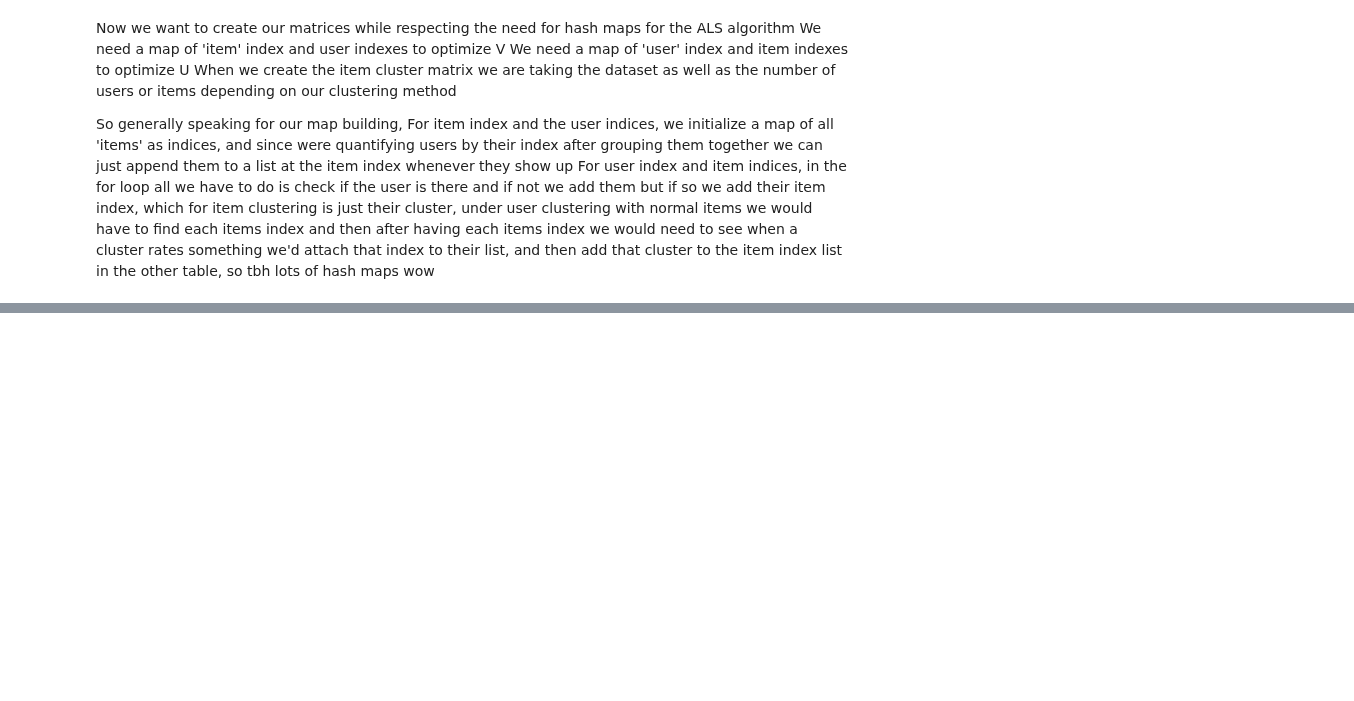
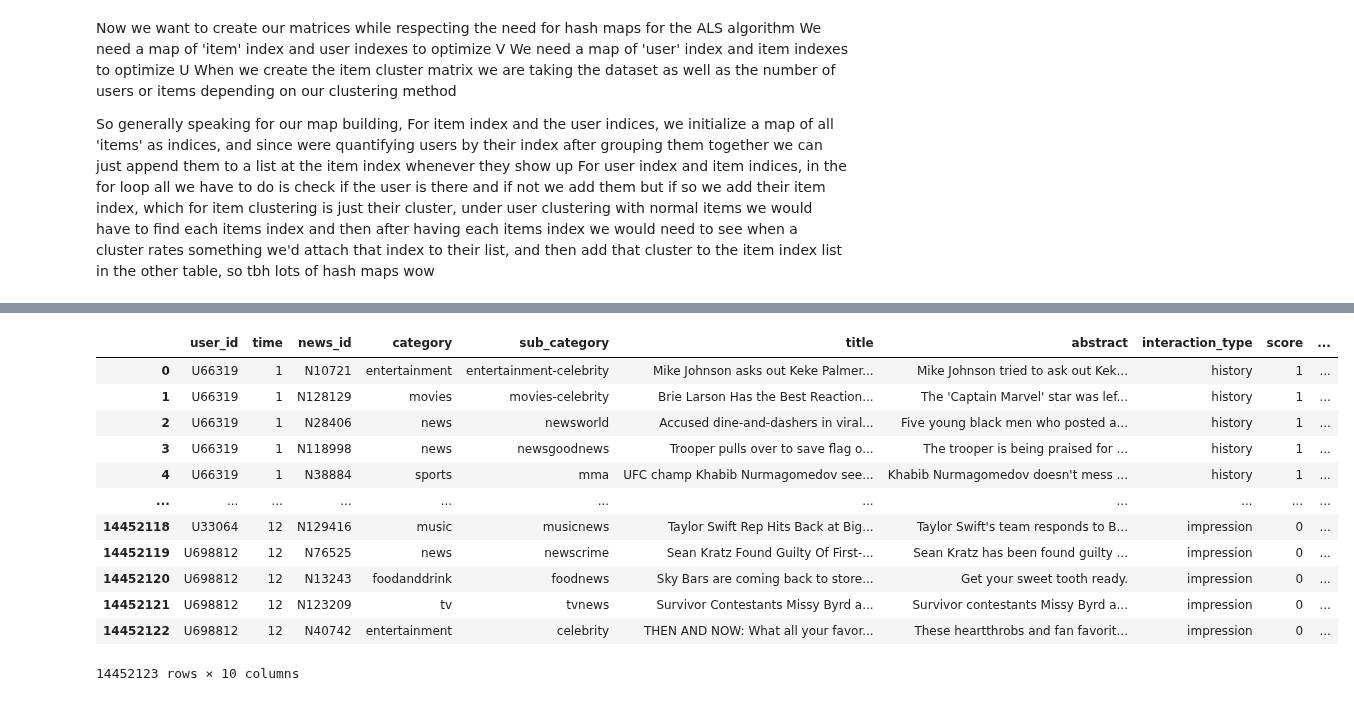
Before and after one commit to nicholas-rf/RecommenderProject, a Jupyter notebook: Modelling/model_func_testing.ipynb, the cells around one changed output, grey strips where cells are left out. Cells and saved outputs as stored; diff of their text form; code cells hidden in the pictures; blank space fills up the shorter version.

```diff
--- a/Modelling/model_func_testing.ipynb
+++ b/Modelling/model_func_testing.ipynb
@@ -134,0 +374,7 @@ KeyError: 'user_id'
+# %%
+dataset = pd.DataFrame()
+train_split = '80_20'
+for i in range(2):
+    df = pd.read_csv(f"../MIND_large/{train_split}/train_chunk{i}.csv", index_col=0)
+    dataset = pd.concat([dataset, df])
+dataset.head()
@@ -134,0 +388,5 @@ KeyError: 'user_id'
+# %%
+dataset['identifier'] = dataset['news_id']
+previously_viewed = dataset.groupby('user_id')['news_id'].apply(list)
+# maybe we just maintain a hash map of every user with all their viewed articles
+# and then for every interaction we just remove the instance of the article that isnt there?
@@ -134,0 +401,2 @@ KeyError: 'user_id'
+# %%
+user_item_map = previously_viewed.to_dict()
@@ -134,0 +412,19 @@ KeyError: 'user_id'
+# %%
+new_data = []
+for user_id in dataset['user_id']:
+    new_data.append(user_item_map[user_id])
+dataset['viewed_items'] = new_data
+# %% [output]
+|  | user_id | time | news_id | category | sub_category | title | abstract | interaction_type | score | ... |
+| 0 | U66319 | 1 | N10721 | entertainment | entertainment-celebrity | Mike Johnson asks out Keke Palmer... | Mike Johnson tried to ask out Kek... | history | 1 | ... |
+| 1 | U66319 | 1 | N128129 | movies | movies-celebrity | Brie Larson Has the Best Reaction... | The 'Captain Marvel' star was lef... | history | 1 | ... |
+| 2 | U66319 | 1 | N28406 | news | newsworld | Accused dine-and-dashers in viral... | Five young black men who posted a... | history | 1 | ... |
+| 3 | U66319 | 1 | N118998 | news | newsgoodnews | Trooper pulls over to save flag o... | The trooper is being praised for ... | history | 1 | ... |
+| 4 | U66319 | 1 | N38884 | sports | mma | UFC champ Khabib Nurmagomedov see... | Khabib Nurmagomedov doesn't mess ... | history | 1 | ... |
+| ... | ... | ... | ... | ... | ... | ... | ... | ... | ... | ... |
+| 14452118 | U33064 | 12 | N129416 | music | musicnews | Taylor Swift Rep Hits Back at Big... | Taylor Swift's team responds to B... | impression | 0 | ... |
+| 14452119 | U698812 | 12 | N76525 | news | newscrime | Sean Kratz Found Guilty Of First-... | Sean Kratz has been found guilty ... | impression | 0 | ... |
+| 14452120 | U698812 | 12 | N13243 | foodanddrink | foodnews | Sky Bars are coming back to store... | Get your sweet tooth ready. | impression | 0 | ... |
+| 14452121 | U698812 | 12 | N123209 | tv | tvnews | Survivor Contestants Missy Byrd a... | Survivor contestants Missy Byrd a... | impression | 0 | ... |
+| 14452122 | U698812 | 12 | N40742 | entertainment | celebrity | THEN AND NOW: What all your favor... | These heartthrobs and fan favorit... | impression | 0 | ... |
+14452123 rows × 10 columns
```
Also changed, not shown: parts of 34 cells of this notebook, 1 other file.
